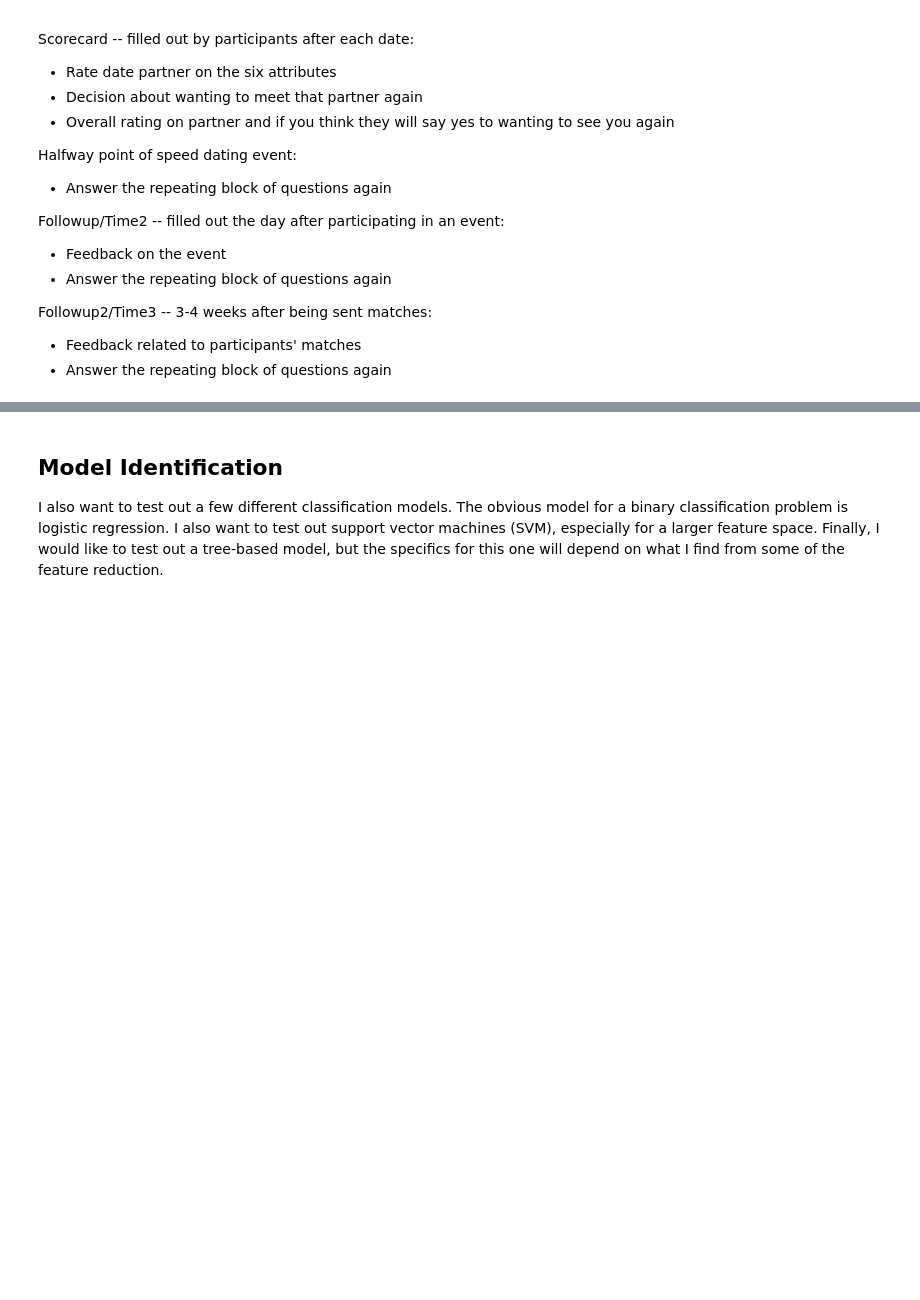
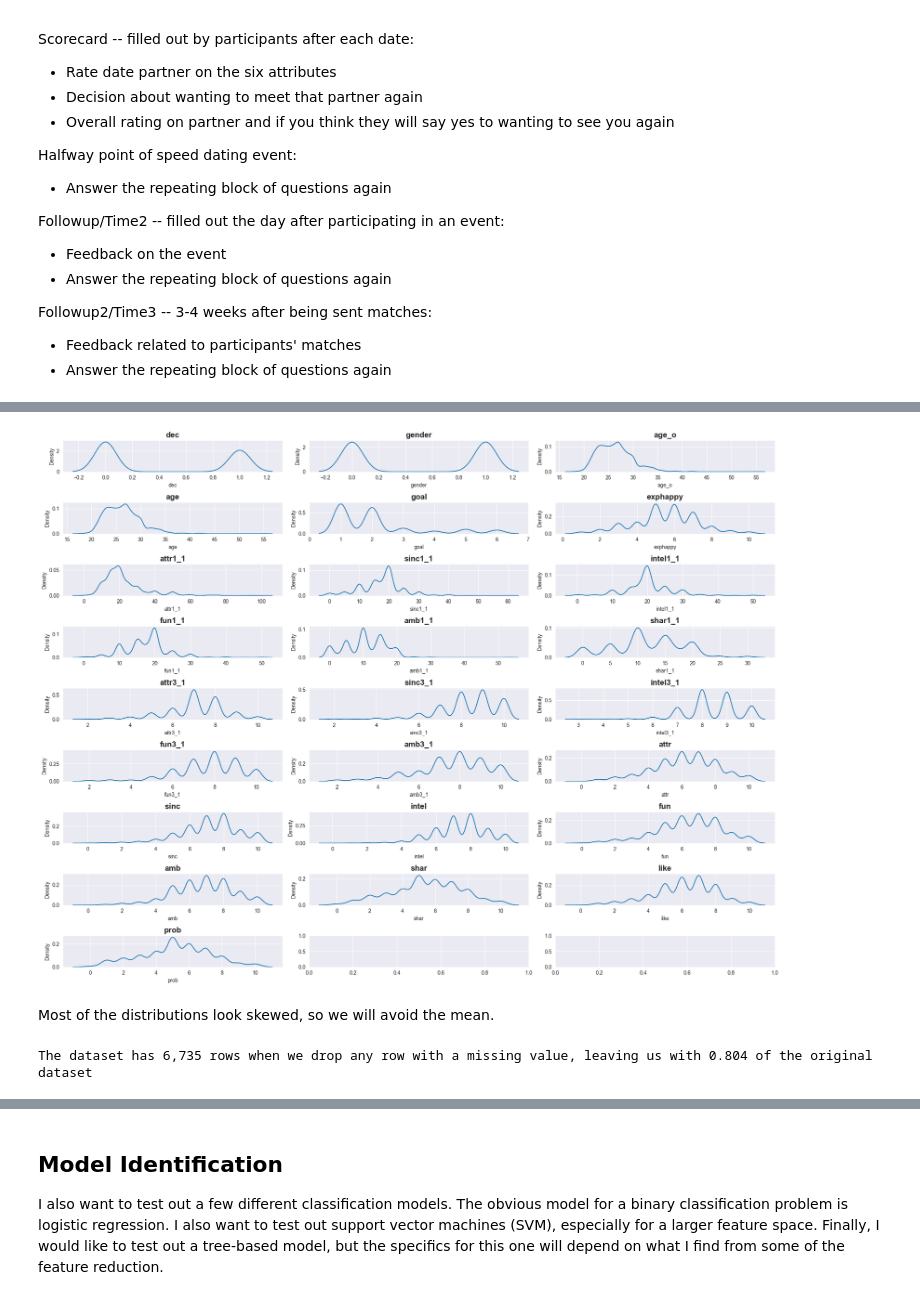
Before and after one commit to jhleakakos/msds-supervised-learning-final, a Jupyter notebook: speedy_dates.ipynb, the cells around one changed output, grey strips where cells are left out. Cells and saved outputs as stored; diff of their text form; code cells hidden in the pictures; blank space fills up the shorter version.

```diff
--- a/speedy_dates.ipynb
+++ b/speedy_dates.ipynb
@@ -293,0 +469,22 @@ df.head()
+# %%
+nrow=int(np.ceil(df.shape[1]/3))
+ncol=3
+
+fig, axes = plt.subplots(nrow, ncol, figsize=(20,15))
+
+for i in range(nrow):
+    for j in range(ncol):
+        if 3*i+j >= df.shape[1]:
+            break
+        sns.kdeplot(df.iloc[:,3*i+j], ax=axes[i,j])
+        axes[i,j].set_title(df.columns[3*i+j], fontsize=15, fontweight='bold')
+fig.tight_layout()
+# %% [output]
+[figure, added]
+# %% [markdown]
+Most of the distributions look skewed, so we will avoid the mean.
+# %%
+print(f'The dataset has {df.dropna().shape[0]:,} rows when we drop any row with a missing value, '
+      f'leaving us with {df.dropna().shape[0]/ df_raw.shape[0]:,.3} of the original dataset')
+# %% [output]
+The dataset has 6,735 rows when we drop any row with a missing value, leaving us with 0.804 of the original dataset
```
Also changed, not shown: parts of 29 cells of this notebook, 1 other file.
